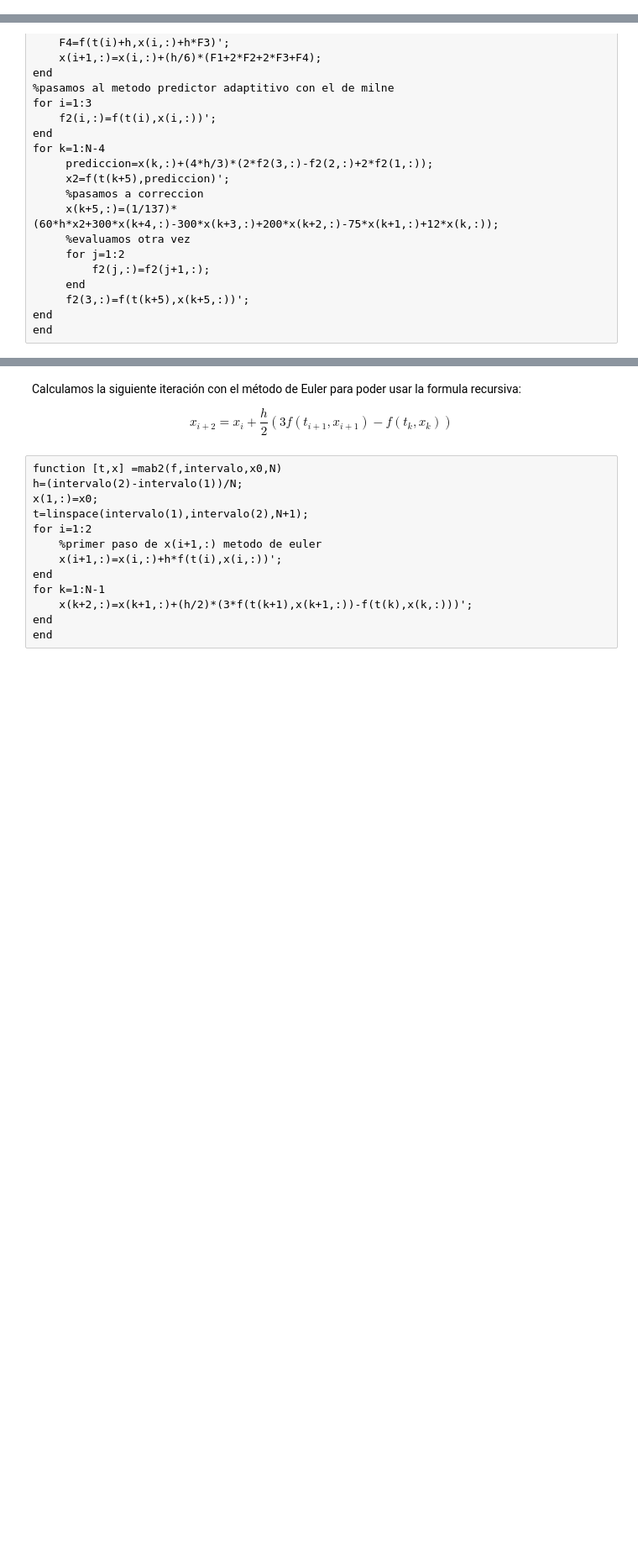
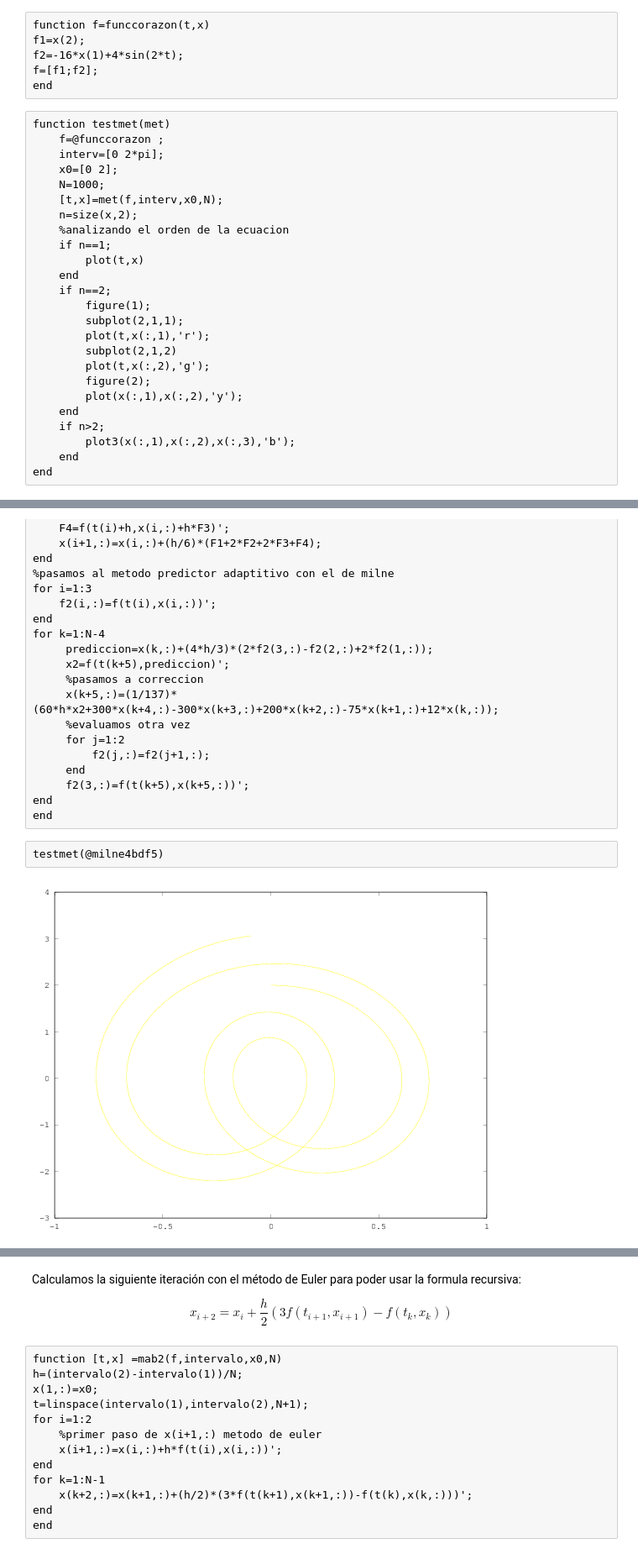
Before and after one commit to DiegoFern/ANNU, a Jupyter notebook: Untitled.ipynb, the cells around one changed output, grey strips where cells are left out. Shown at 84% size. Drawn from its saved outputs; the diff is of its cells as text; blank space fills up the shorter version.

```diff
--- a/Untitled.ipynb
+++ b/Untitled.ipynb
@@ -1,5 +1,36 @@
 # %% [markdown]
 # Codigos de metodos numéricos:
+# %%
+function f=funccorazon(t,x)
+f1=x(2);
+f2=-16*x(1)+4*sin(2*t);
+f=[f1;f2];
+end
+# %%
+function testmet(met)
+    f=@funccorazon ;
+    interv=[0 2*pi];
+    x0=[0 2];
+    N=1000;
+    [t,x]=met(f,interv,x0,N);
+    n=size(x,2);
+    %analizando el orden de la ecuacion
+    if n==1;
+        plot(t,x)
+    end
+    if n==2;
+        figure(1);
+        subplot(2,1,1);
+        plot(t,x(:,1),'r');
+        subplot(2,1,2)
+        plot(t,x(:,2),'g');
+        figure(2);
+        plot(x(:,1),x(:,2),'y');
+    end
+    if n>2;
+        plot3(x(:,1),x(:,2),x(:,3),'b');
+    end
+end
 # %%
 function [t,x]=milne4bdf5(f,intervalo,x0,N)
 h= (intervalo(2)-intervalo(1))/N;
@@ -29,3 +60,7 @@ for k=1:N-4
      f2(3,:)=f(t(k+5),x(k+5,:))';
 end
 end
+# %%
+testmet(@milne4bdf5)
+# %% [output]
+[figure, added]
```
Also changed, not shown: parts of 10 cells of this notebook.
